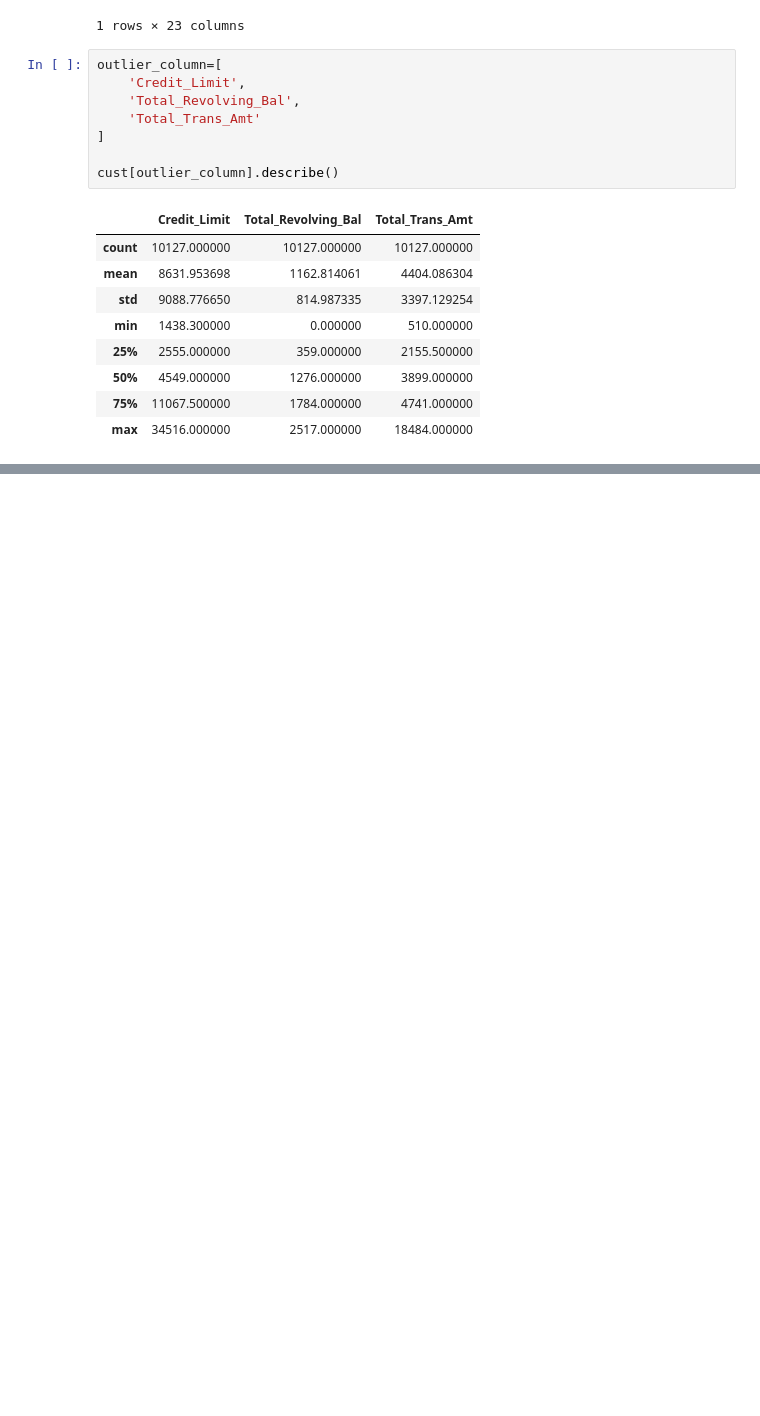
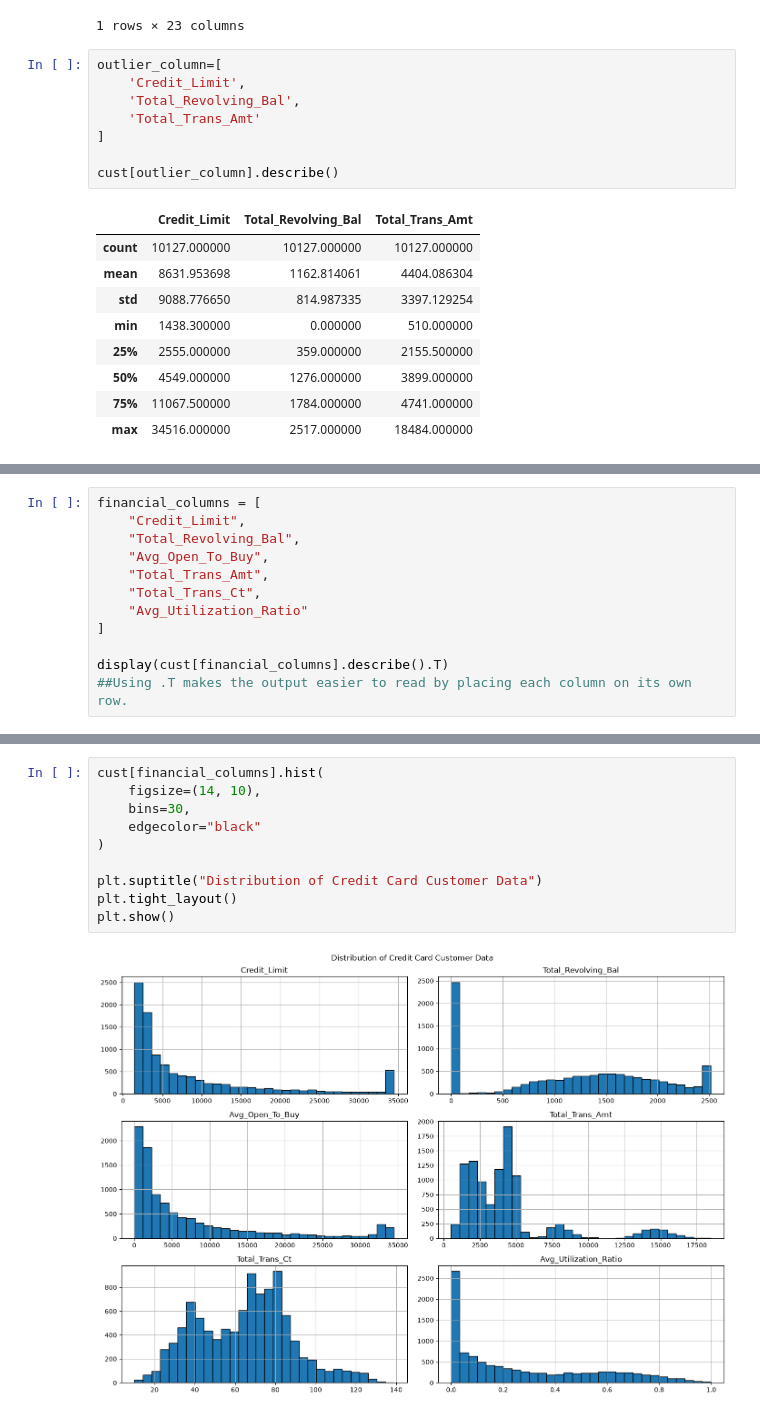
Before and after one commit to rajjadav007/Credit_card_customer_analysis, a Jupyter notebook: BankData.ipynb, the cells around one changed output, grey strips where cells are left out. Saved outputs shown, nothing was run; the diff lists cells and outputs as text; blank space fills up the shorter version.

```diff
--- a/BankData.ipynb
+++ b/BankData.ipynb
@@ -412,0 +499,12 @@ cust[outlier_column].describe()
+# %%
+financial_columns = [
+    "Credit_Limit",
+    "Total_Revolving_Bal",
+    "Avg_Open_To_Buy",
+    "Total_Trans_Amt",
+    "Total_Trans_Ct",
+    "Avg_Utilization_Ratio"
+]
+
+display(cust[financial_columns].describe().T)
+##Using .T makes the output easier to read by placing each column on its own row.
@@ -412,0 +537,12 @@ cust[outlier_column].describe()
+# %%
+cust[financial_columns].hist(
+    figsize=(14, 10),
+    bins=30,
+    edgecolor="black"
+)
+
+plt.suptitle("Distribution of Credit Card Customer Data")
+plt.tight_layout()
+plt.show()
+# %% [output]
+[figure, added]
```
Also changed, not shown: parts of 9 cells of this notebook, 2 other files.
